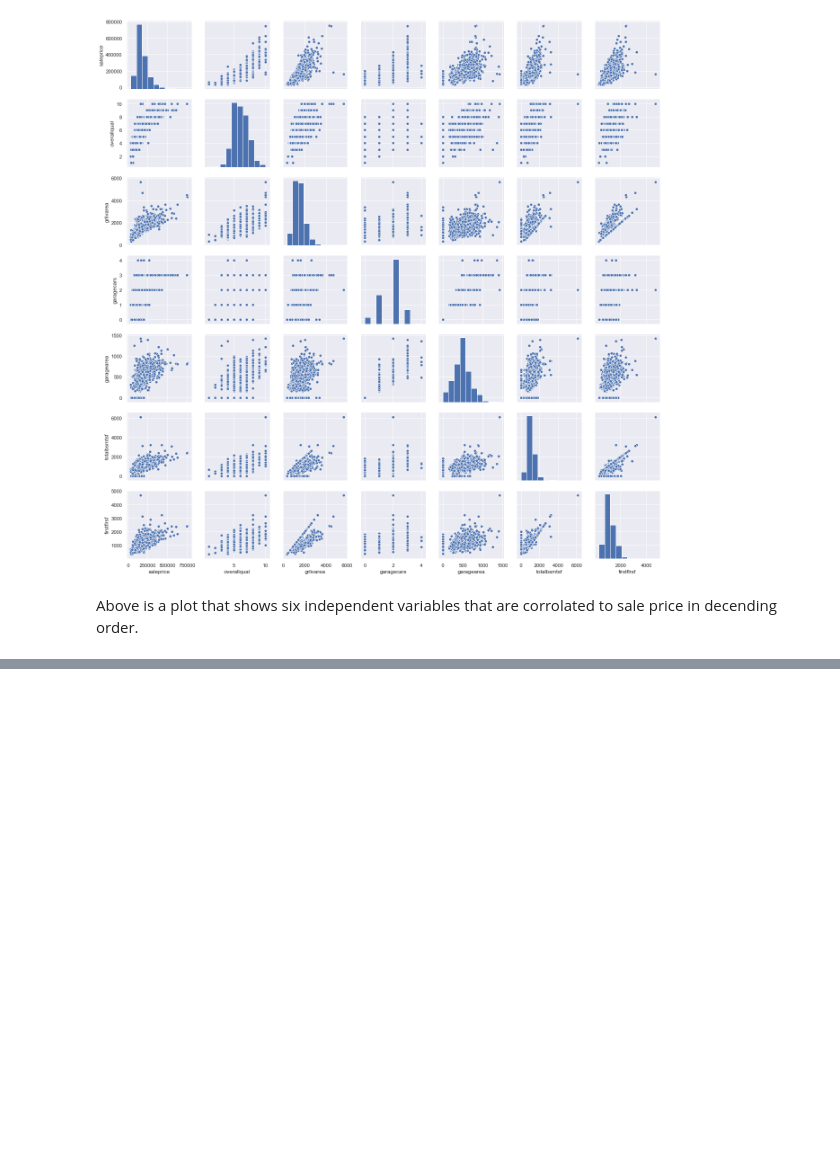
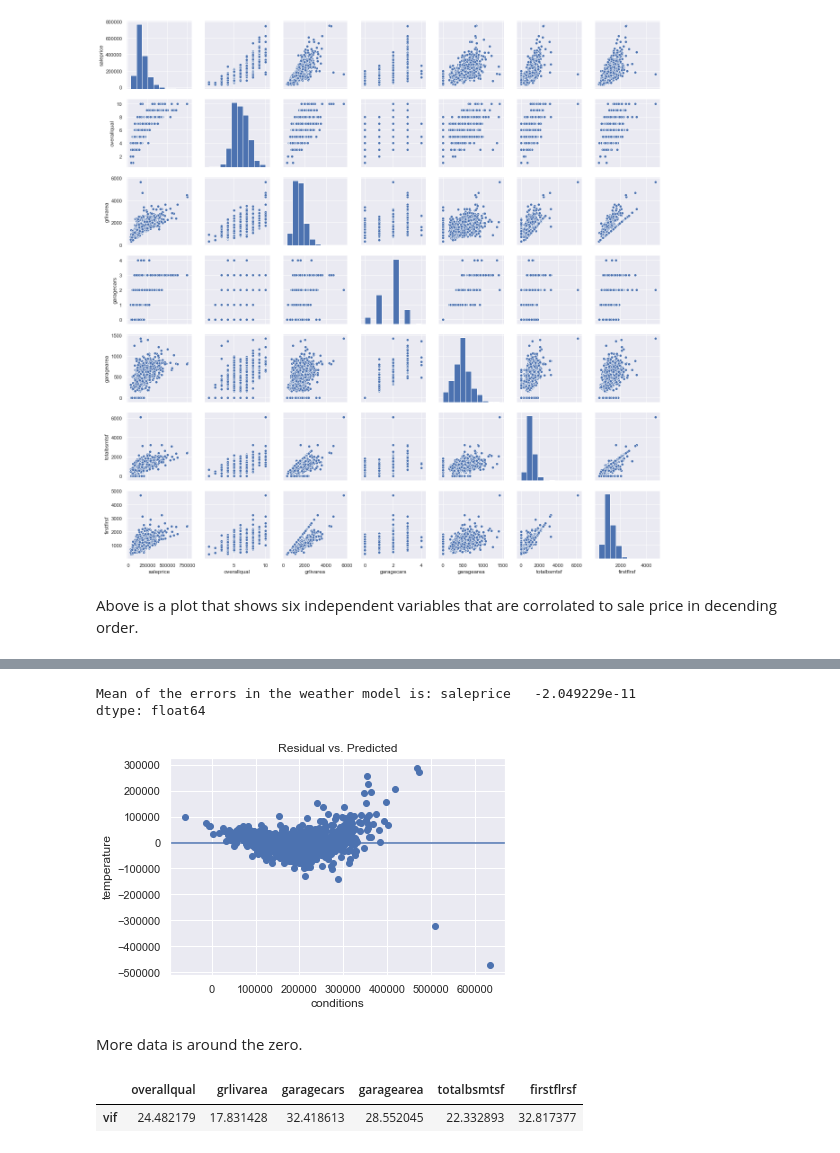
Before and after one commit to trueScientist/Data-science-work., a Jupyter notebook: Predicting House Prices.ipynb, the cells around one changed output, grey strips where cells are left out. Saved outputs shown, nothing was run; the diff lists cells and outputs as text; code cells hidden in the pictures; blank space fills up the shorter version.

```diff
--- a/Predicting House Prices.ipynb
+++ b/Predicting House Prices.ipynb
@@ -263,0 +339,28 @@ strong multicollinearity or other numerical problems.
+# %%
+# Assumption two: the error term should be zero on average
+predictions = lrm.predict(X_const)
+errors = Y - predictions
+
+print("Mean of the errors in the weather model is: {}".format(np.mean(errors)))
+# %% [output]
+Mean of the errors in the weather model is: saleprice   -2.049229e-11
+dtype: float64
+# %%
+# Assumption three: homoscedasticity
+plt.scatter(predictions, errors)
+plt.xlabel('conditions')
+plt.ylabel('temperature')
+plt.axhline(y=0)
+plt.title('Residual vs. Predicted')
+plt.show()
+# %% [output]
+[figure, added]
+# %% [markdown]
+More data is around the zero.
+# %%
+#Assumption four: low multicollinearity
+vif = [variance_inflation_factor(X_const.values, i) for i in range(X_const.shape[1])]
+pd.DataFrame({"vif": vif[0:]}, index=X_const.columns).T
+# %% [output]
+|  | overallqual | grlivarea | garagecars | garagearea | totalbsmtsf | firstflrsf |
+| vif | 24.482179 | 17.831428 | 32.418613 | 28.552045 | 22.332893 | 32.817377 |
```
Also changed, not shown: parts of 17 cells of this notebook.
